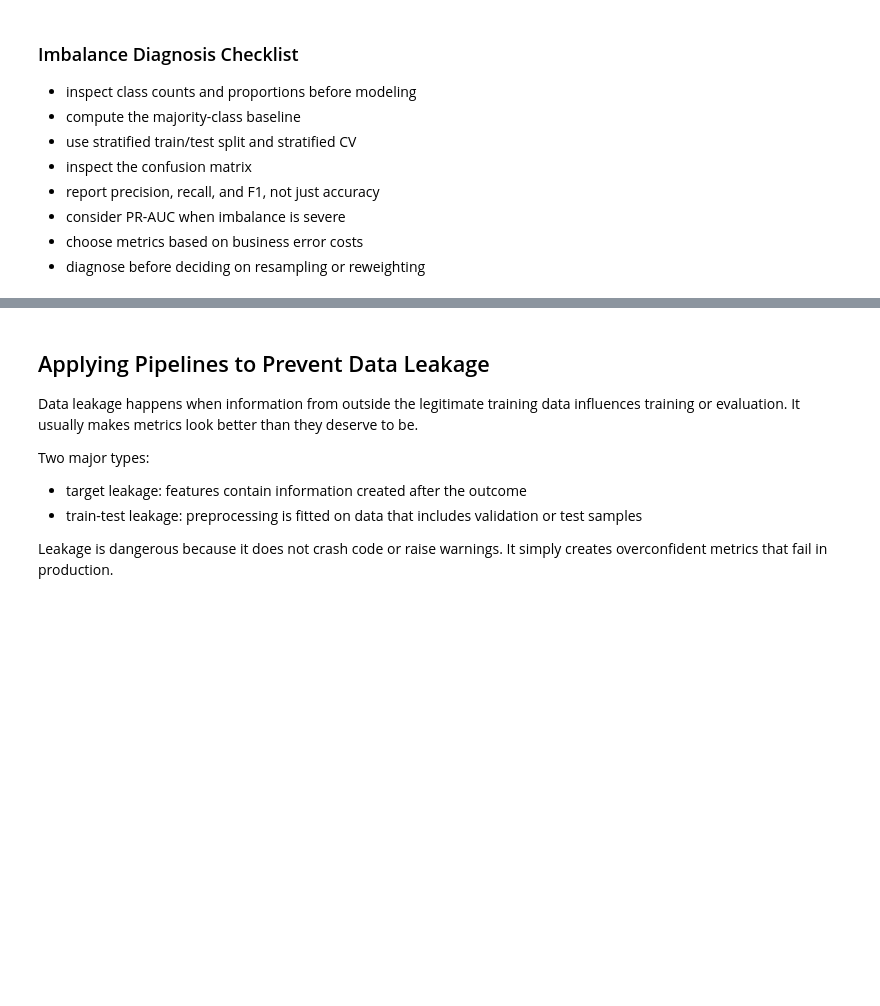
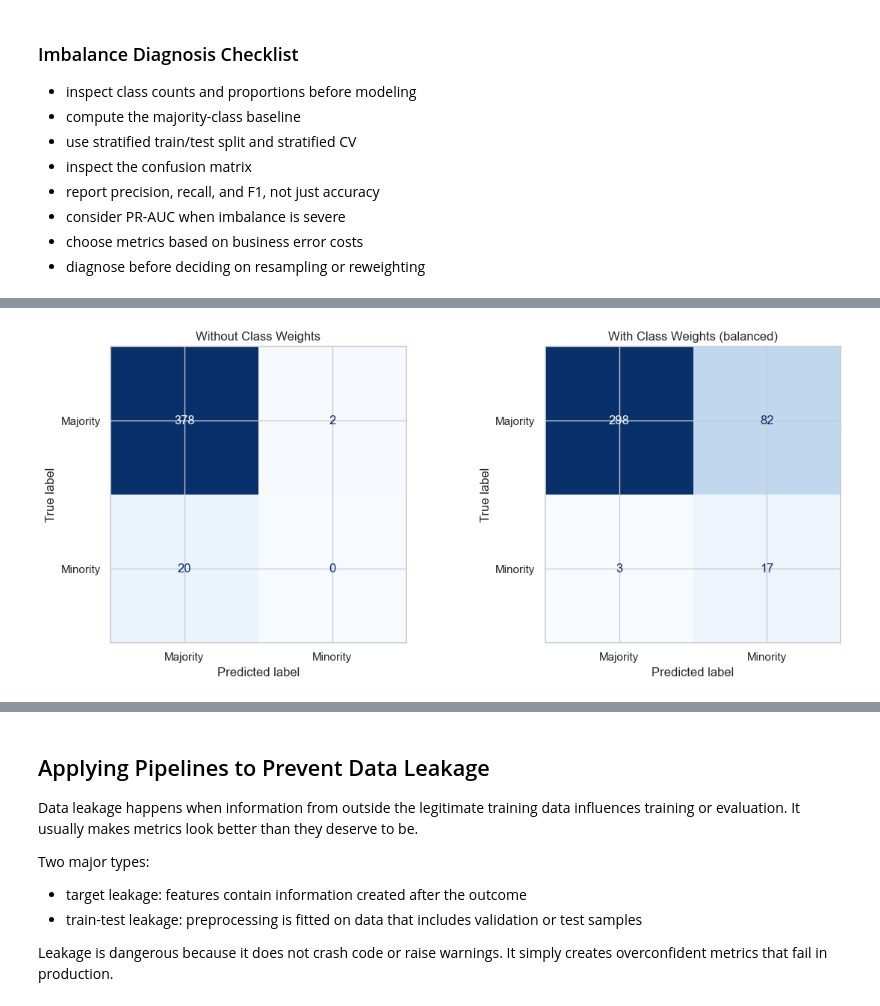
Before and after one commit to kalviumcommunity/S66-0426-Niru-FloodRisk-MachineLearning, a Jupyter notebook: notebooks/complete_project_workflow.ipynb, the cells around one changed output, grey strips where cells are left out. Saved outputs shown, nothing was run; the diff lists cells and outputs as text; code cells hidden in the pictures; blank space fills up the shorter version.

Commit message:
Add class weights notebook lesson

```diff
--- a/notebooks/complete_project_workflow.ipynb
+++ b/notebooks/complete_project_workflow.ipynb
@@ -1706,0 +1734,10 @@ plt.show()
+# %%
+# This compares unweighted and weighted logistic regression on imbalanced data.
+model_base = LogisticRegression(max_iter=1000, random_state=RANDOM_STATE)
+model_weighted = LogisticRegression(class_weight='balanced', max_iter=1000, random_state=RANDOM_STATE)
+model_base.fit(X_imb_train, y_imb_train)
+model_weighted.fit(X_imb_train, y_imb_train)
+print('=== Without Class Weights ===')
+print(classification_report(y_imb_test, model_base.predict(X_imb_test), zero_division=0))
+print('=== With Class Weights (balanced) ===')
+print(classification_report(y_imb_test, model_weighted.predict(X_imb_test), zero_division=0))
@@ -1706,0 +1764,10 @@ plt.show()
+# %%
+# This shows how class weights change the confusion matrix.
+fig, axes = plt.subplots(1, 2, figsize=(12, 5))
+for ax, model, title in zip(axes, [model_base, model_weighted], ['Without Class Weights', 'With Class Weights (balanced)']):
+    ConfusionMatrixDisplay.from_estimator(model, X_imb_test, y_imb_test, display_labels=['Majority', 'Minority'], cmap='Blues', ax=ax, colorbar=False)
+    ax.set_title(title)
+plt.tight_layout()
+plt.show()
+# %% [output]
+[figure, added]
```
Also changed, not shown: parts of 10 cells of this notebook.
